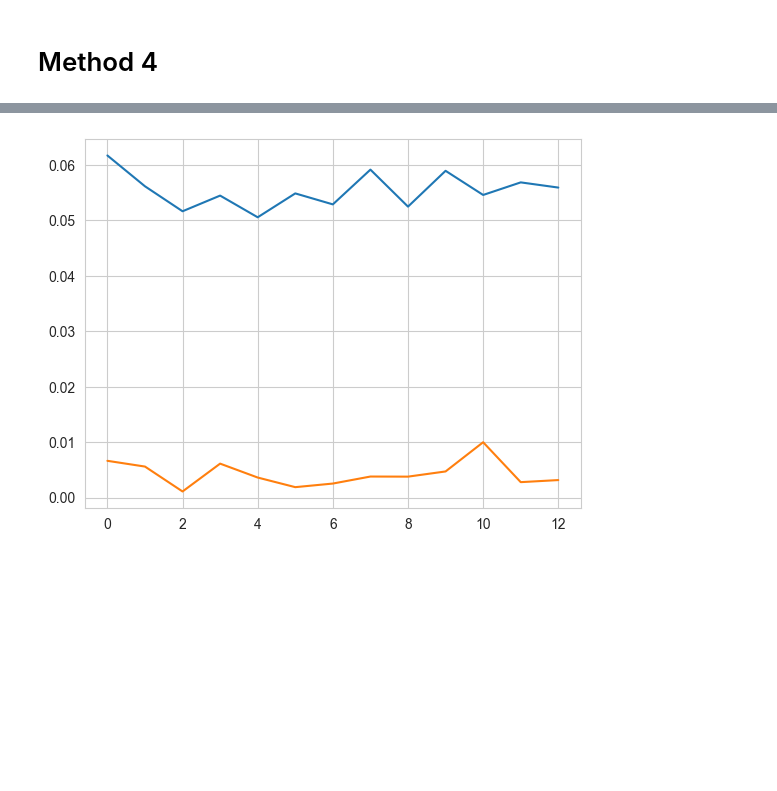
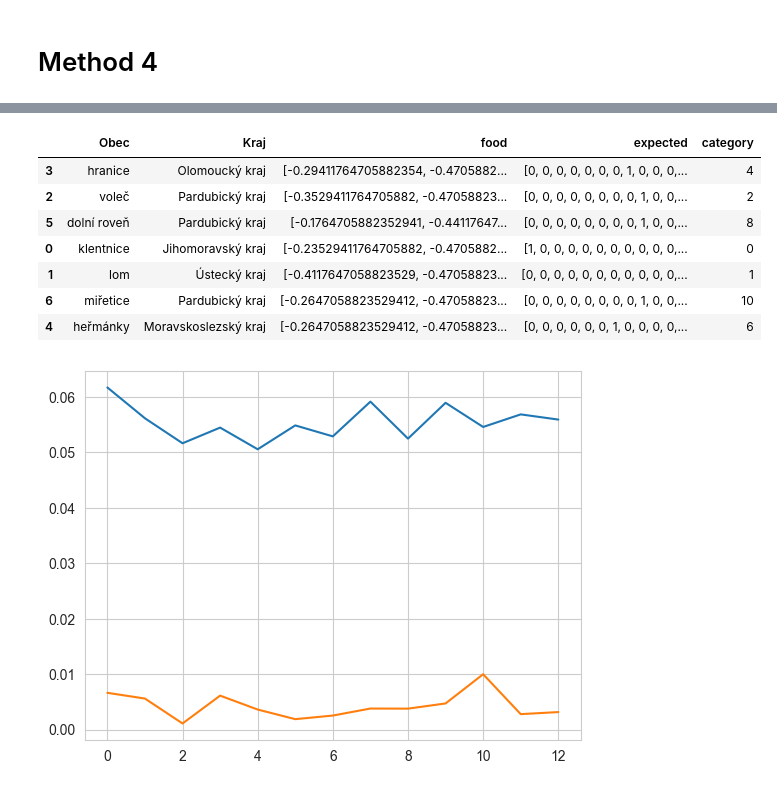
Before and after one commit to blahasimon/datascience, a Jupyter notebook: method_4.ipynb, the cells around one changed output, grey strips where cells are left out. Saved outputs shown, nothing was run; the diff lists cells and outputs as text; code cells hidden in the pictures; blank space fills up the shorter version.

```diff
--- a/method_4.ipynb
+++ b/method_4.ipynb
@@ -56,12 +102,21 @@ SUBSTRINGS = CZ_ALPHABET
 VECTORIZATION_FUNC = lambda x: word_to_custom_vector(x, CUSTOM)
 
 data = pd.read_csv('data.csv', encoding = 'ansi', usecols=['Obec', 'Kraj'])
+
+# zbavit se prahy
 data = data[data['Obec'] != 'Praha']
 
 data['Obec'] = data['Obec'].str.lower()
 
 data['food'] = data['Obec'].apply(VECTORIZATION_FUNC)
-data['food'] = data['food'].apply(lambda x: x / np.linalg.norm(x))
+
+# range from -0.5 to 0.5
+food_max = np.max(np.stack(data['food'].values), axis=0)
+food_min = np.min(np.stack(data['food'].values), axis=0)
+data['food'] = data['food'].apply(lambda x: (x - food_min) / (food_max - food_min) - 0.5)
+data['food'] = data['food'].apply(lambda x: np.nan_to_num(x))
 
 LIST_KRAJE = np.sort(data['Kraj'].unique().tolist())
 data['expected'] = data['Kraj'].apply(lambda x: word_to_vector(x, LIST_KRAJE))
+
+data.head()
@@ -147,3 +256,14 @@ plt.show()
+# %%
+uniformize(data_train)
+# %% [output]
+|  | Obec | Kraj | food | expected | category |
+| 3 | hranice | Olomoucký kraj | [-0.29411764705882354, -0.4705882... | [0, 0, 0, 0, 0, 0, 0, 1, 0, 0, 0,... | 4 |
+| 2 | voleč | Pardubický kraj | [-0.3529411764705882, -0.47058823... | [0, 0, 0, 0, 0, 0, 0, 0, 1, 0, 0,... | 2 |
+| 5 | dolní roveň | Pardubický kraj | [-0.1764705882352941, -0.44117647... | [0, 0, 0, 0, 0, 0, 0, 0, 1, 0, 0,... | 8 |
+| 0 | klentnice | Jihomoravský kraj | [-0.23529411764705882, -0.4705882... | [1, 0, 0, 0, 0, 0, 0, 0, 0, 0, 0,... | 0 |
+| 1 | lom | Ústecký kraj | [-0.4117647058823529, -0.47058823... | [0, 0, 0, 0, 0, 0, 0, 0, 0, 0, 0,... | 1 |
+| 6 | miřetice | Pardubický kraj | [-0.2647058823529412, -0.47058823... | [0, 0, 0, 0, 0, 0, 0, 0, 1, 0, 0,... | 10 |
+| 4 | heřmánky | Moravskoslezský kraj | [-0.2647058823529412, -0.47058823... | [0, 0, 0, 0, 0, 0, 1, 0, 0, 0, 0,... | 6 |
 # %%
 category_distribution = data.sort_values(by='Kraj').groupby(data['Kraj']).count()['Obec'].reset_index(drop=True) / data.shape[0]
 predictions = []
```
Also changed, not shown: parts of 11 cells of this notebook, 2 other files.
